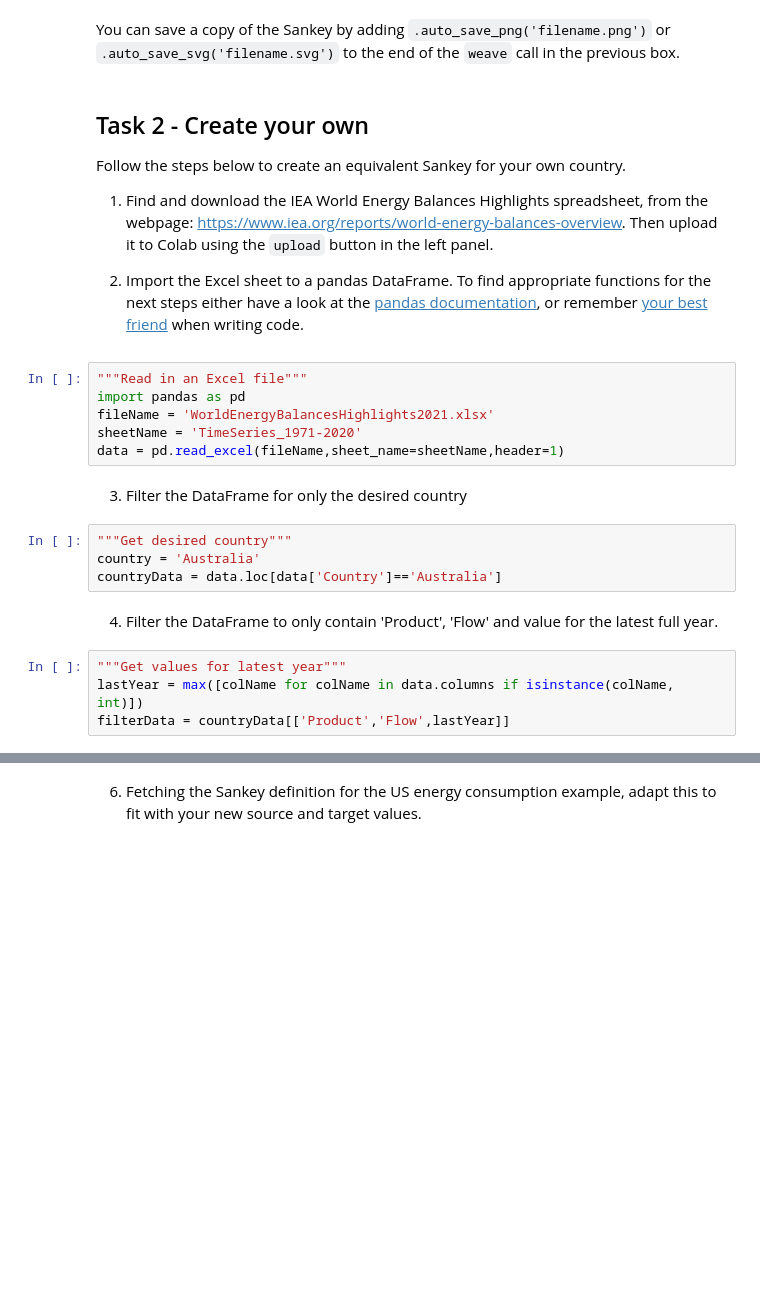
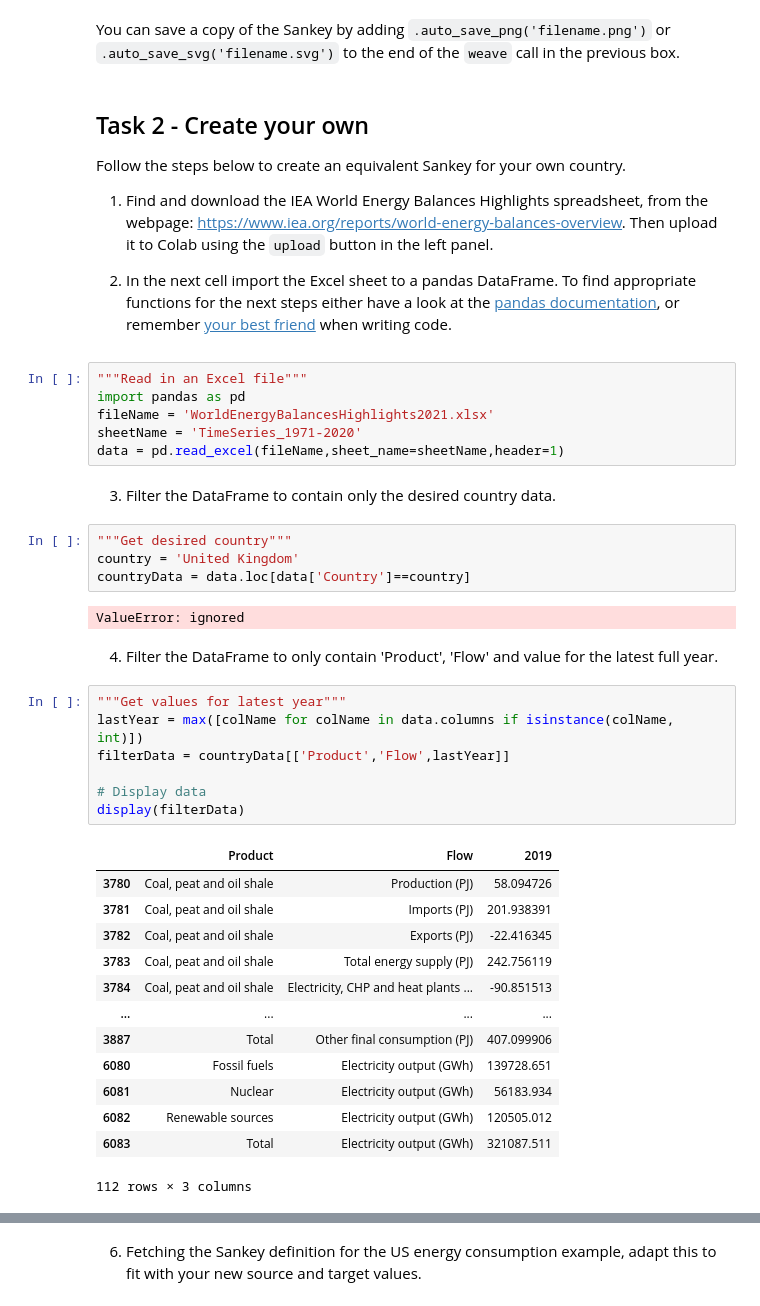
Before and after one commit to luke-scot/emissions-tracking, a Jupyter notebook: energy_consumption.ipynb, the cells around one changed output, grey strips where cells are left out. Saved outputs shown, nothing was run; the diff lists cells and outputs as text; blank space fills up the shorter version.

```diff
--- a/energy_consumption.ipynb
+++ b/energy_consumption.ipynb
@@ -116,7 +108,7 @@ Follow the steps below to create an equivalent Sankey for your own country.
 
   1. Find and download the IEA World Energy Balances Highlights spreadsheet, from the webpage: https://www.iea.org/reports/world-energy-balances-overview. Then upload it to Colab using the `upload` button in the left panel.
 
-  2. Import the Excel sheet to a pandas DataFrame. To find appropriate functions for the next steps either have a look at the [pandas documentation](https://pandas.pydata.org/docs/reference/index.html), or remember [your best friend](https://www.google.com/) when writing code.
+  2. In the next cell import the Excel sheet to a pandas DataFrame. To find appropriate functions for the next steps either have a look at the [pandas documentation](https://pandas.pydata.org/docs/reference/index.html), or remember [your best friend](https://www.google.com/) when writing code.
 # %%
 """Read in an Excel file"""
 import pandas as pd
@@ -124,14 +116,33 @@ fileName = 'WorldEnergyBalancesHighlights2021.xlsx'
 sheetName = 'TimeSeries_1971-2020'
 data = pd.read_excel(fileName,sheet_name=sheetName,header=1)
 # %% [markdown]
-3. Filter the DataFrame for only the desired country
+3. Filter the DataFrame to contain only the desired country data.
 # %%
 """Get desired country"""
-country = 'Australia'
-countryData = data.loc[data['Country']=='Australia']
+country = 'United Kingdom'
+countryData = data.loc[data['Country']==country]
+# %% [output]
+ValueError: ignored
 # %% [markdown]
 4. Filter the DataFrame to only contain 'Product', 'Flow' and value for the latest full year.
 # %%
 """Get values for latest year"""
 lastYear = max([colName for colName in data.columns if isinstance(colName, int)])
 filterData = countryData[['Product','Flow',lastYear]]
+
+# Display data
+display(filterData)
+# %% [output]
+|  | Product | Flow | 2019 |
+| 3780 | Coal, peat and oil shale | Production (PJ) | 58.094726 |
+| 3781 | Coal, peat and oil shale | Imports (PJ) | 201.938391 |
+| 3782 | Coal, peat and oil shale | Exports (PJ) | -22.416345 |
+| 3783 | Coal, peat and oil shale | Total energy supply (PJ) | 242.756119 |
+| 3784 | Coal, peat and oil shale | Electricity, CHP and heat plants ... | -90.851513 |
+| ... | ... | ... | ... |
+| 3887 | Total | Other final consumption (PJ) | 407.099906 |
+| 6080 | Fossil fuels | Electricity output (GWh) | 139728.651 |
+| 6081 | Nuclear | Electricity output (GWh) | 56183.934 |
+| 6082 | Renewable sources | Electricity output (GWh) | 120505.012 |
+| 6083 | Total | Electricity output (GWh) | 321087.511 |
+112 rows × 3 columns
```
Also changed, not shown: parts of 27 cells of this notebook.
